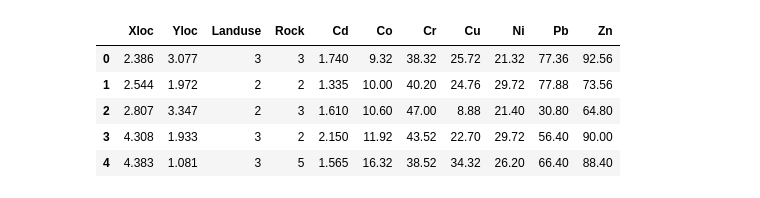
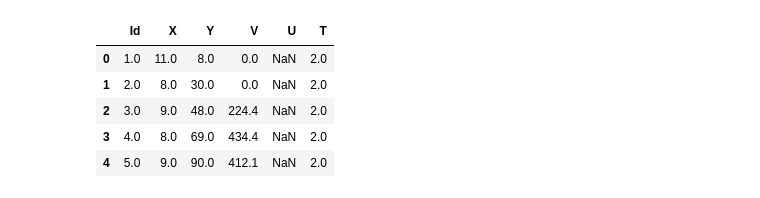
Before and after one commit to robertorolo/pyLPM, a Jupyter notebook: demo.ipynb, the cells around one changed output. Saved outputs shown, nothing was run; the diff lists cells and outputs as text; code cells hidden in the pictures.

```diff
--- a/demo.ipynb
+++ b/demo.ipynb
@@ -7,13 +7,13 @@ init_notebook_mode()
 # %% [output]
 [interactive output not drawn]
 # %%
-jura = pd.read_csv('jura.csv')
+wl = pd.read_csv('walker.csv', na_values=-999.0)
 # %%
-jura.head()
+wl.head()
 # %% [output]
-|  | Xloc | Yloc | Landuse | Rock | Cd | Co | Cr | Cu | Ni | Pb | Zn |
-| 0 | 2.386 | 3.077 | 3 | 3 | 1.740 | 9.32 | 38.32 | 25.72 | 21.32 | 77.36 | 92.56 |
-| 1 | 2.544 | 1.972 | 2 | 2 | 1.335 | 10.00 | 40.20 | 24.76 | 29.72 | 77.88 | 73.56 |
-| 2 | 2.807 | 3.347 | 2 | 3 | 1.610 | 10.60 | 47.00 | 8.88 | 21.40 | 30.80 | 64.80 |
-| 3 | 4.308 | 1.933 | 3 | 2 | 2.150 | 11.92 | 43.52 | 22.70 | 29.72 | 56.40 | 90.00 |
-| 4 | 4.383 | 1.081 | 3 | 5 | 1.565 | 16.32 | 38.52 | 34.32 | 26.20 | 66.40 | 88.40 |
+|  | Id | X | Y | V | U | T |
+| 0 | 1.0 | 11.0 | 8.0 | 0.0 | NaN | 2.0 |
+| 1 | 2.0 | 8.0 | 30.0 | 0.0 | NaN | 2.0 |
+| 2 | 3.0 | 9.0 | 48.0 | 224.4 | NaN | 2.0 |
+| 3 | 4.0 | 8.0 | 69.0 | 434.4 | NaN | 2.0 |
+| 4 | 5.0 | 9.0 | 90.0 | 412.1 | NaN | 2.0 |
```
Also changed, not shown: parts of 4 cells of this notebook, 9 other files.
